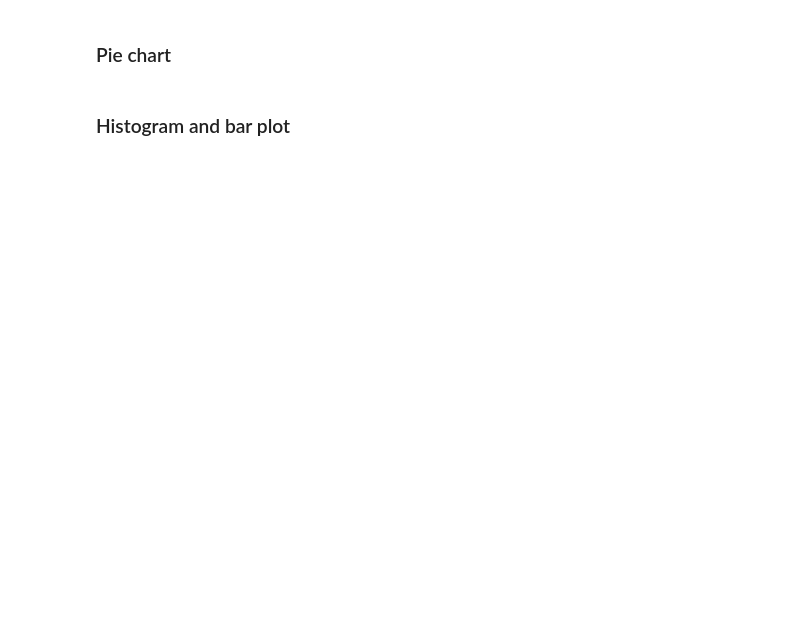
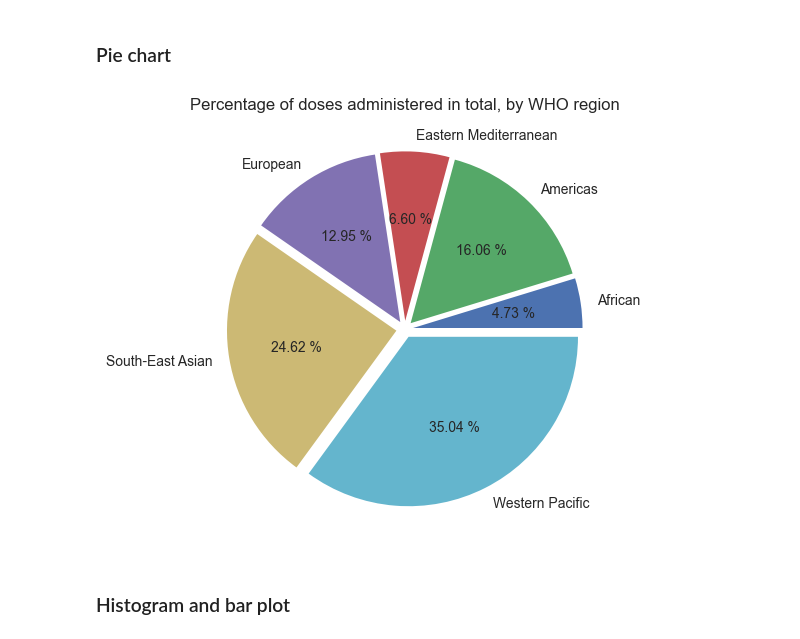
Before and after one commit to MRCIEU/python_and_health_ds_training, a Jupyter notebook: day-2/4-visualisation.ipynb, the cells around one changed output. Drawn from its saved outputs; the diff is of its cells as text; code cells hidden in the pictures; blank space fills up the shorter version.

```diff
--- a/day-2/4-visualisation.ipynb
+++ b/day-2/4-visualisation.ipynb
@@ -39,2 +83,5 @@ plt.show()
 # %% [markdown]
 ### COVID-19 vaccination
+# %%
+dfv = pd.read_csv('./data/who_covid_vaccination.csv')
+dfv
@@ -49,6 +123,19 @@ who_regions_mapping = {
     'WPRO': 'Western Pacific',
     'SEARO': 'South-East Asian'
 }
+# %%
+# See percentage of doses administered by region
+
+plt.title('Percentage of doses administered in total, by WHO region')
+
+df_sum_by_region = dfv.groupby(['WHO_REGION']).sum()
+df_sum_by_region['TOTAL_VACCINATIONS']
+
+plt.pie(df_sum_by_region['TOTAL_VACCINATIONS'], labels=[who_regions_mapping[key] for key in df_sum_by_region.index], autopct="%.2f %%", explode=[0.05]*len(df_sum_by_region))
+
+plt.show()
+# %% [output]
+[figure, added]
 # %% [markdown]
 ### Histogram and bar plot
 # %%
```
Also changed, not shown: parts of 11 cells of this notebook, 4 other files.
